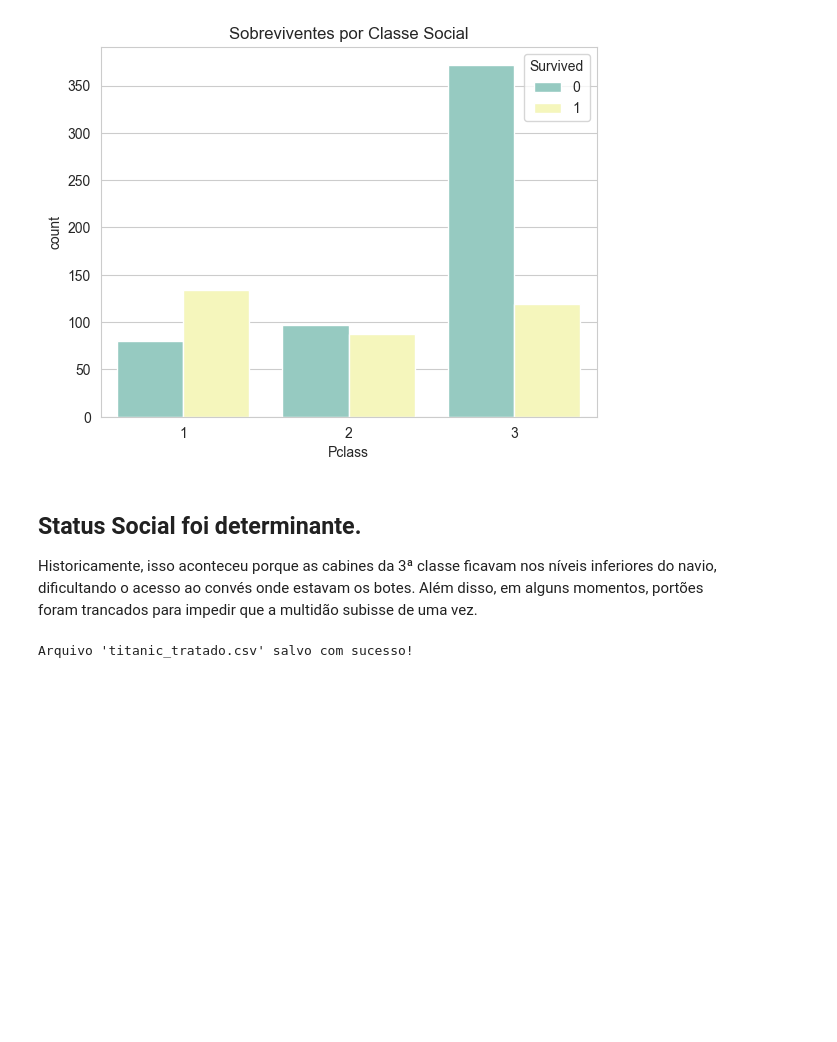
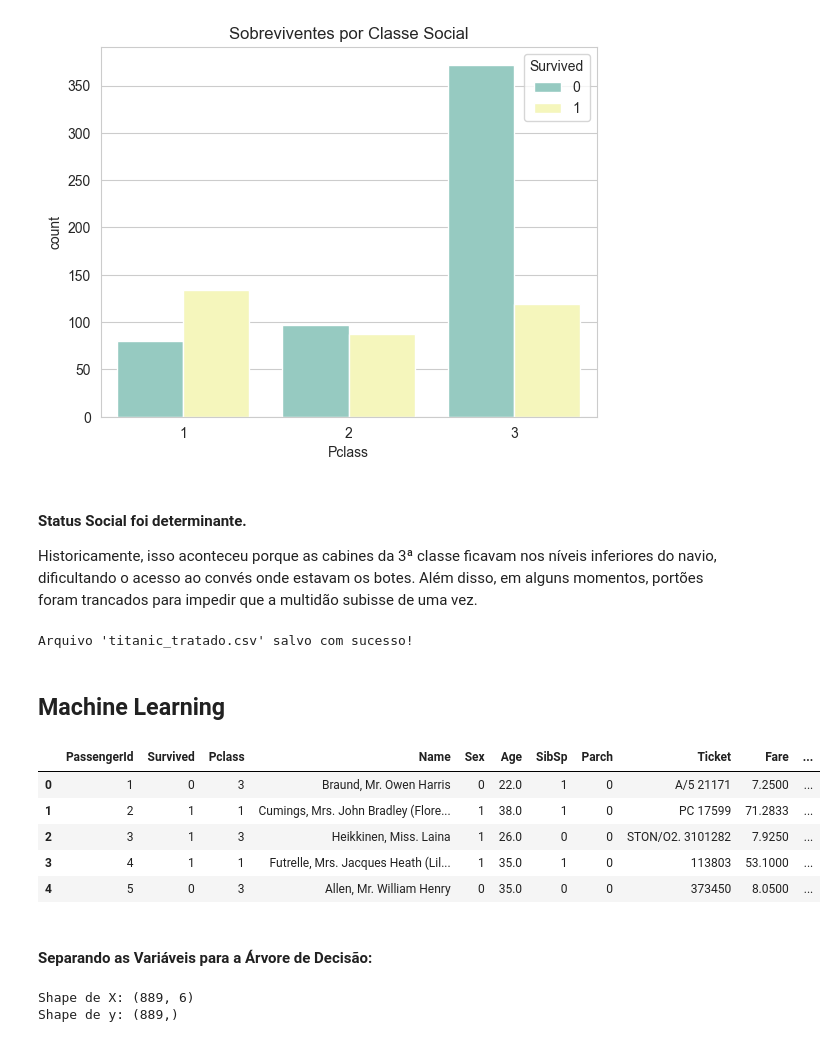
Before and after one commit to smartielo/titanic-analise, a Jupyter notebook: analise.ipynb, the cells around one changed output. Saved outputs shown, nothing was run; the diff lists cells and outputs as text; code cells hidden in the pictures; blank space fills up the shorter version.

```diff
--- a/analise.ipynb
+++ b/analise.ipynb
@@ -99,7 +99,7 @@ plt.show()
 # %% [output]
 [figure]
 # %% [markdown]
-## Status Social foi determinante.
+#### Status Social foi determinante.
 
 Historicamente, isso aconteceu porque as cabines da 3ª classe ficavam nos níveis inferiores do navio, dificultando o acesso ao convés onde estavam os botes. Além disso, em alguns momentos, portões foram trancados para impedir que a multidão subisse de uma vez.
 # %%
@@ -110,3 +110,37 @@ df.to_csv('titanic_tratado.csv', index=False)
 print("Arquivo 'titanic_tratado.csv' salvo com sucesso!")
 # %% [output]
 Arquivo 'titanic_tratado.csv' salvo com sucesso!
+# %% [markdown]
+## Machine Learning
+# %%
+# Mapeando Sexo para números: male = 0, female = 1 --- Afinal computadores não entendem FEMALE e MALE, por isso tranformo texto em números
+# (Isso é chamado de Label Encoding)
+df['Sex'] = df['Sex'].map({'male': 0, 'female': 1})
+
+# Vamos verificar como ficou
+display(df.head())
+# %% [output]
+|  | PassengerId | Survived | Pclass | Name | Sex | Age | SibSp | Parch | Ticket | Fare | ... |
+| 0 | 1 | 0 | 3 | Braund, Mr. Owen Harris | 0 | 22.0 | 1 | 0 | A/5 21171 | 7.2500 | ... |
+| 1 | 2 | 1 | 1 | Cumings, Mrs. John Bradley (Flore... | 1 | 38.0 | 1 | 0 | PC 17599 | 71.2833 | ... |
+| 2 | 3 | 1 | 3 | Heikkinen, Miss. Laina | 1 | 26.0 | 0 | 0 | STON/O2. 3101282 | 7.9250 | ... |
+| 3 | 4 | 1 | 1 | Futrelle, Mrs. Jacques Heath (Lil... | 1 | 35.0 | 1 | 0 | 113803 | 53.1000 | ... |
+| 4 | 5 | 0 | 3 | Allen, Mr. William Henry | 0 | 35.0 | 0 | 0 | 373450 | 8.0500 | ... |
+# %% [markdown]
+#### Separando as Variáveis para a Árvore de Decisão:
+# %%
+# Definindo as colunas que a máquina vai usar para aprender
+features = ['Pclass', 'Sex', 'Age', 'SibSp', 'Parch', 'Fare']
+
+# X = Os dados da prova
+X = df[features]
+
+# y = O gabarito
+y = df['Survived']
+
+# Conferindo se está tudo certo
+print("Shape de X:", X.shape)
+print("Shape de y:", y.shape)
+# %% [output]
+Shape de X: (889, 6)
+Shape de y: (889,)
```
Also changed, not shown: parts of 7 cells of this notebook, 3 other files.
